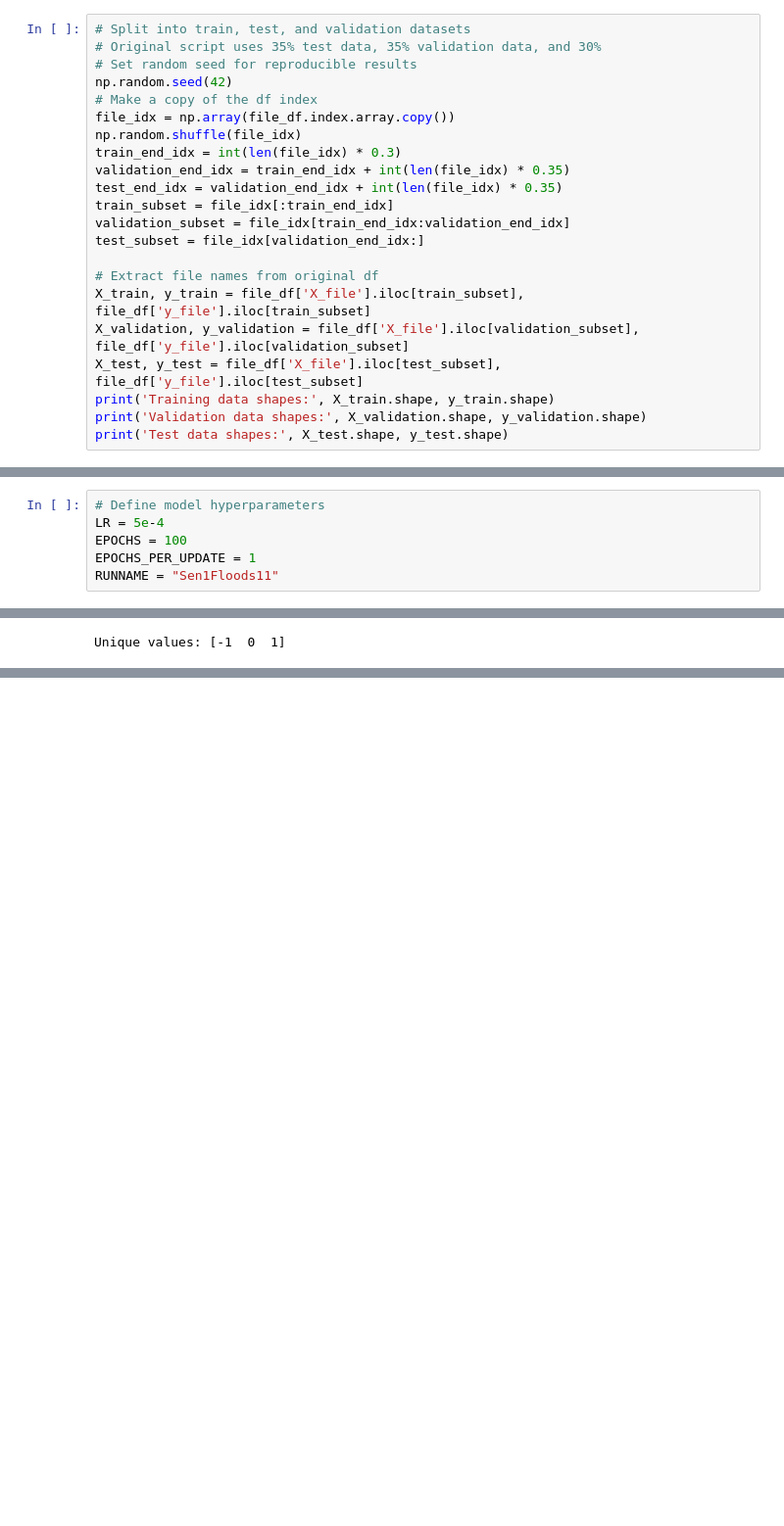
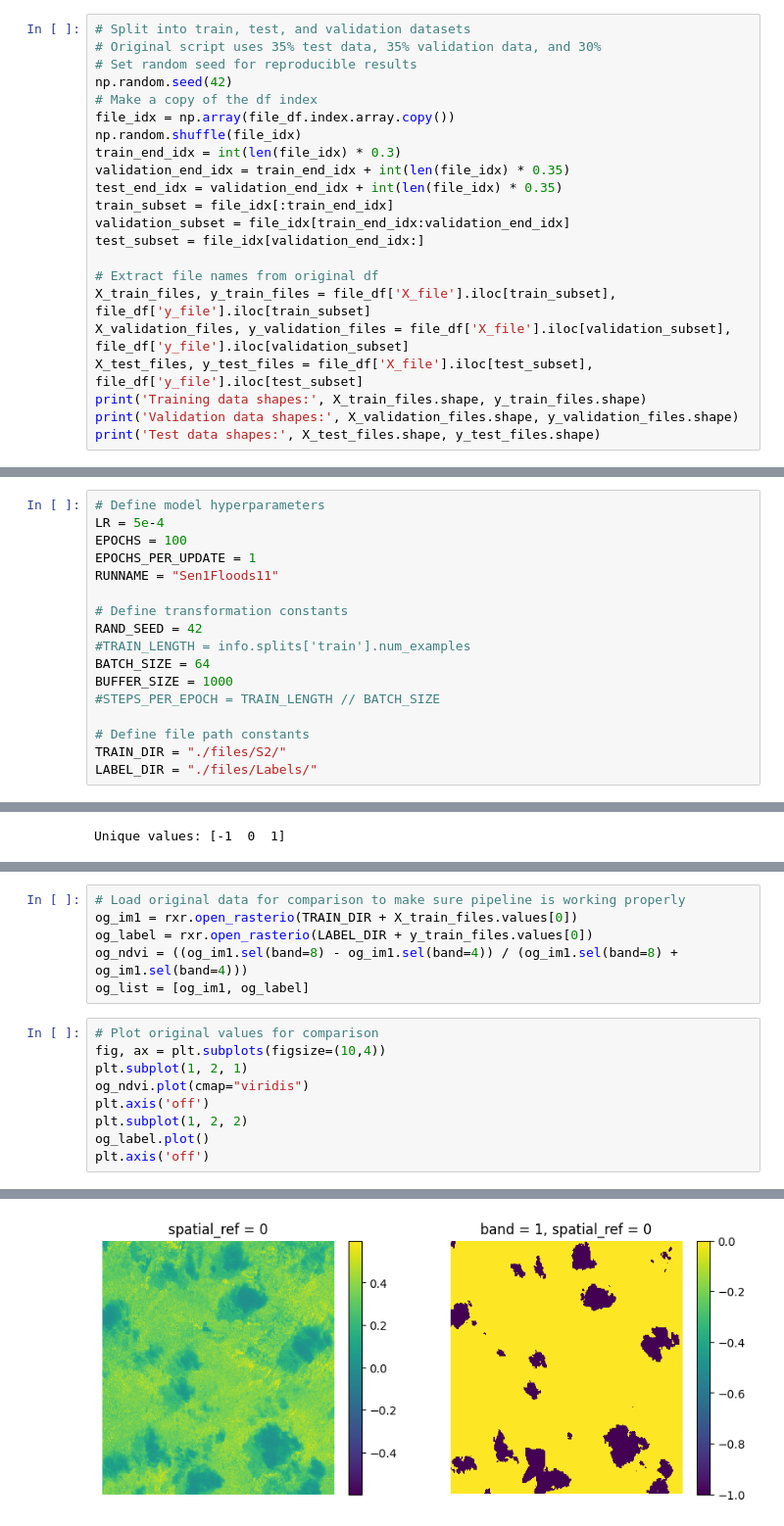
Before and after one commit to sashkaw/flood-data-api, a Jupyter notebook: ml/train.ipynb, the cells around one changed output, grey strips where cells are left out. Shown at 98% size. Drawn from its saved outputs; the diff is of its cells as text; blank space fills up the shorter version.

Commit message:
Update tensorflow data pipeline

```diff
--- a/ml/train.ipynb
+++ b/ml/train.ipynb
@@ -111,12 +111,12 @@ validation_subset = file_idx[train_end_idx:validation_end_idx]
 test_subset = file_idx[validation_end_idx:]
 
 # Extract file names from original df
-X_train, y_train = file_df['X_file'].iloc[train_subset], file_df['y_file'].iloc[train_subset]
-X_validation, y_validation = file_df['X_file'].iloc[validation_subset], file_df['y_file'].iloc[validation_subset]
-X_test, y_test = file_df['X_file'].iloc[test_subset], file_df['y_file'].iloc[test_subset]
-print('Training data shapes:', X_train.shape, y_train.shape)
-print('Validation data shapes:', X_validation.shape, y_validation.shape)
-print('Test data shapes:', X_test.shape, y_test.shape)
+X_train_files, y_train_files = file_df['X_file'].iloc[train_subset], file_df['y_file'].iloc[train_subset]
+X_validation_files, y_validation_files = file_df['X_file'].iloc[validation_subset], file_df['y_file'].iloc[validation_subset]
+X_test_files, y_test_files = file_df['X_file'].iloc[test_subset], file_df['y_file'].iloc[test_subset]
+print('Training data shapes:', X_train_files.shape, y_train_files.shape)
+print('Validation data shapes:', X_validation_files.shape, y_validation_files.shape)
+print('Test data shapes:', X_test_files.shape, y_test_files.shape)
 # %% [output]
 Training data shapes: (133,) (133,)
 Validation data shapes: (156,) (156,)
@@ -127,6 +127,17 @@ LR = 5e-4
 EPOCHS = 100
 EPOCHS_PER_UPDATE = 1
 RUNNAME = "Sen1Floods11"
+
+# Define transformation constants
+RAND_SEED = 42
+#TRAIN_LENGTH = info.splits['train'].num_examples
+BATCH_SIZE = 64
+BUFFER_SIZE = 1000
+#STEPS_PER_EPOCH = TRAIN_LENGTH // BATCH_SIZE
+
+# Define file path constants
+TRAIN_DIR = "./files/S2/"
+LABEL_DIR = "./files/Labels/"
 # %%
 # From https://openaccess.thecvf.com/content_CVPRW_2020/papers/w11/Bonafilia_Sen1Floods11_A_Georeferenced_Dataset_to_Train_and_Test_Deep_Learning_CVPRW_2020_paper.pdf
 #"Reference Sentinel-2 flood maps
@@ -350,0 +310,16 @@ def processTestIm(data: list) -> tuple[torch.Tensor, torch.Tensor]:
+# %%
+# Load original data for comparison to make sure pipeline is working properly
+og_im1 = rxr.open_rasterio(TRAIN_DIR + X_train_files.values[0])
+og_label = rxr.open_rasterio(LABEL_DIR + y_train_files.values[0])
+og_ndvi = ((og_im1.sel(band=8) - og_im1.sel(band=4)) / (og_im1.sel(band=8) + og_im1.sel(band=4)))
+og_list = [og_im1, og_label]
+# %%
+# Plot original values for comparison
+fig, ax = plt.subplots(figsize=(10,4))
+plt.subplot(1, 2, 1)
+og_ndvi.plot(cmap="viridis")
+plt.axis('off')
+plt.subplot(1, 2, 2)
+og_label.plot()
+plt.axis('off')
+# %% [output]
@@ -350,0 +327 @@ def processTestIm(data: list) -> tuple[torch.Tensor, torch.Tensor]:
+[figure, added]
```
Also changed, not shown: parts of 20 cells of this notebook.
